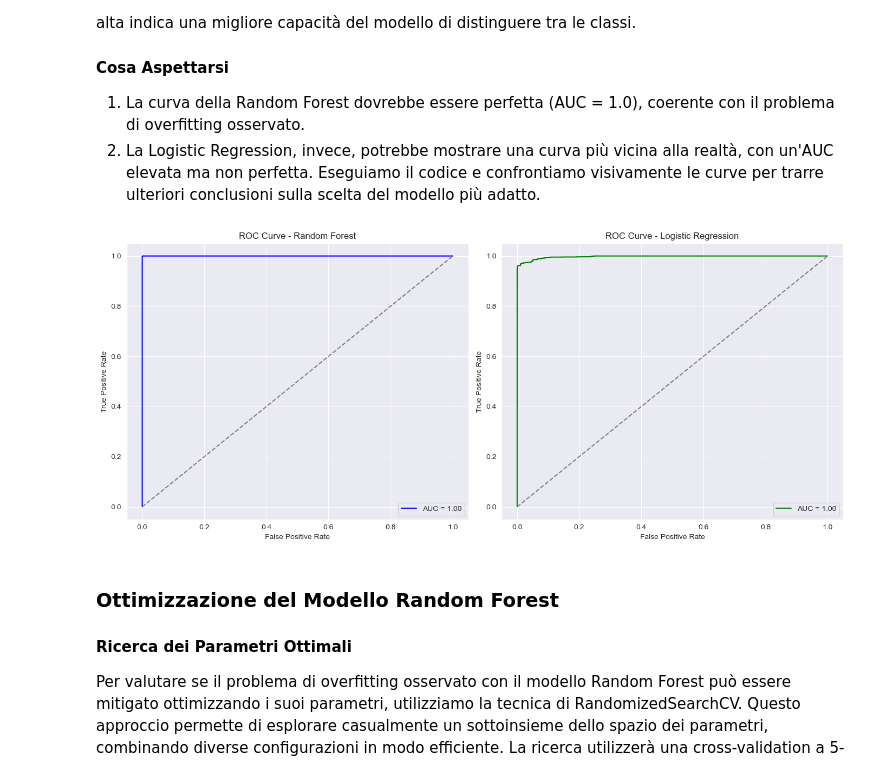
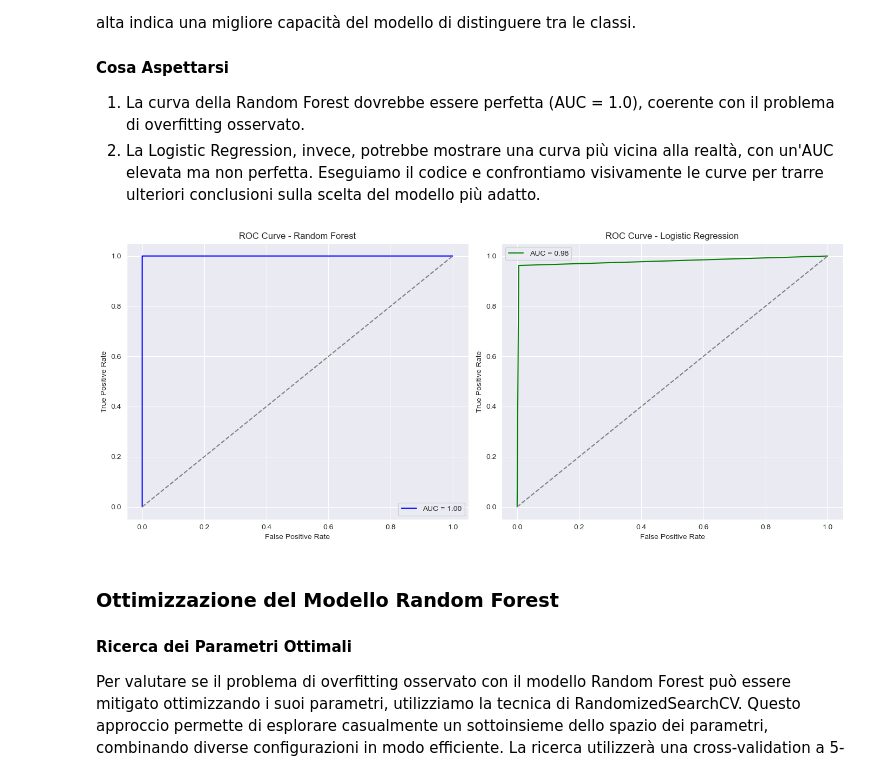
Before and after one commit to Anziano90/siamoTesi, a Jupyter notebook: my_notebook.ipynb, the cells around one changed output. Drawn from its saved outputs; the diff is of its cells as text; code cells hidden in the pictures.

```diff
--- a/my_notebook.ipynb
+++ b/my_notebook.ipynb
@@ -717,36 +723,36 @@ Eseguiamo il codice e confrontiamo visivamente le curve per trarre ulteriori con
 import matplotlib.pyplot as plt
 
 # Calcolo ROC per Random Forest
-fpr_rf, tpr_rf, _ = roc_curve(y_test, y_pred_logreg)
+fpr_rf, tpr_rf, _ = roc_curve(y_test, y_pred_random_forest)
 roc_auc_rf = auc(fpr_rf, tpr_rf)
 
 # Calcolo ROC per Logistic Regression
-fpr_lr, tpr_lr, _ = roc_curve(y_test, y_pred_random_forest)
+fpr_lr, tpr_lr, _ = roc_curve(y_test, y_pred_logreg)
 roc_auc_lr = auc(fpr_lr, tpr_lr)
 
 # Plot delle due ROC Curve
 fig, axes = plt.subplots(1, 2, figsize=(14, 6))
 
 # ROC Curve Random Forest
 axes[0].plot(fpr_rf, tpr_rf, label=f'AUC = {roc_auc_rf:.2f}', color='blue')
 axes[0].plot([0, 1], [0, 1], linestyle='--', color='gray')
 axes[0].set_title('ROC Curve - Random Forest')
 axes[0].set_xlabel('False Positive Rate')
 axes[0].set_ylabel('True Positive Rate')
 axes[0].legend()
 
 # ROC Curve Logistic Regression
 axes[1].plot(fpr_lr, tpr_lr, label=f'AUC = {roc_auc_lr:.2f}', color='green')
 axes[1].plot([0, 1], [0, 1], linestyle='--', color='gray')
 axes[1].set_title('ROC Curve - Logistic Regression')
 axes[1].set_xlabel('False Positive Rate')
 axes[1].set_ylabel('True Positive Rate')
 axes[1].legend()
 
 plt.tight_layout()
 plt.show()
 # %% [output]
-[figure, old version]
+[figure, new version]
 # %% [markdown]
 ### Ottimizzazione del Modello Random Forest
 #### Ricerca dei Parametri Ottimali
```
Also changed, not shown: parts of 22 cells of this notebook.
